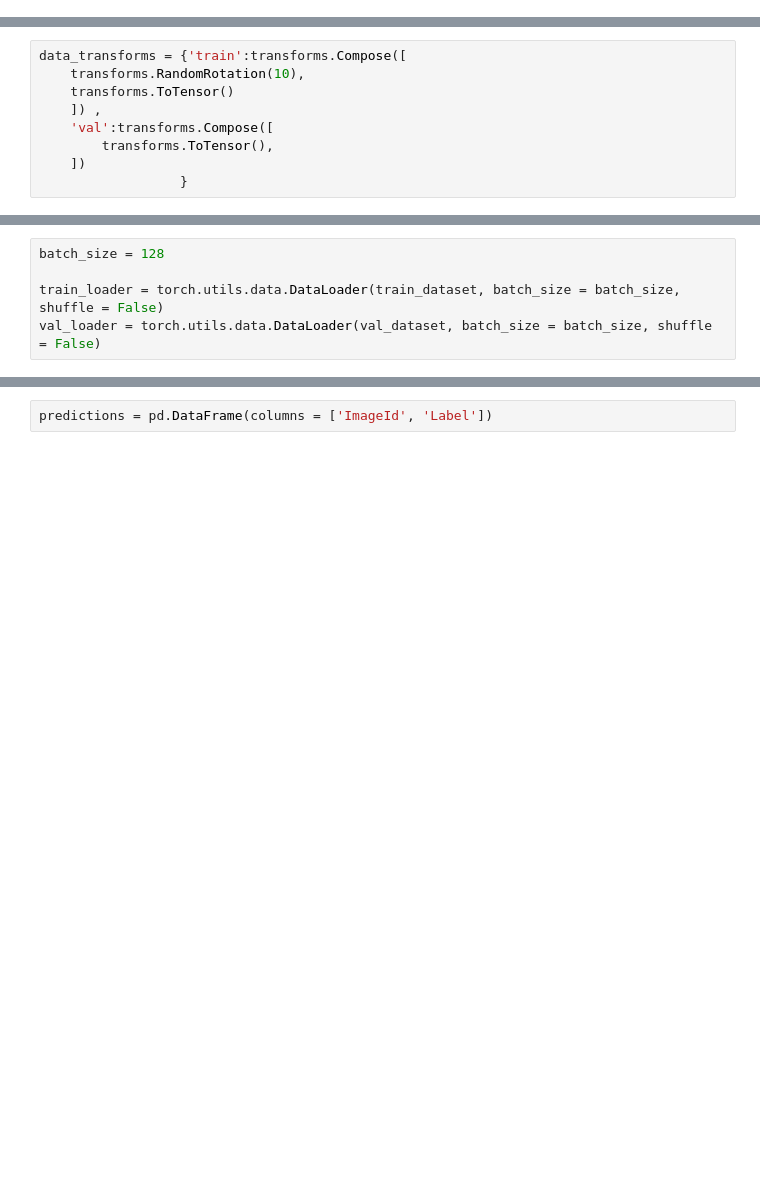
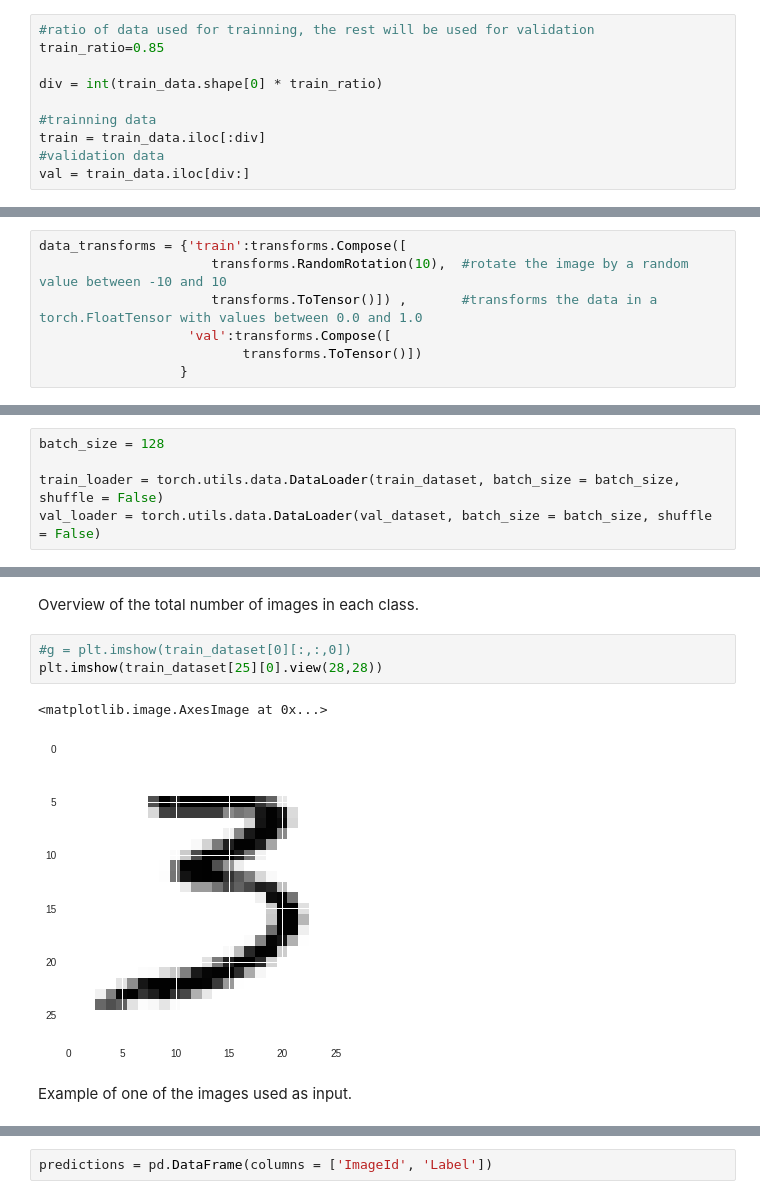
Before and after one commit to Andrempp/Kaggle_digit_recognizer, a Jupyter notebook: digitRecognition.ipynb, the cells around one changed output, grey strips where cells are left out. Drawn from its saved outputs; the diff is of its cells as text; blank space fills up the shorter version.

```diff
--- a/digitRecognition.ipynb
+++ b/digitRecognition.ipynb
@@ -119,0 +186,10 @@ class CSVDataset(Dataset):
+# %%
+#ratio of data used for trainning, the rest will be used for validation
+train_ratio=0.85
+
+div = int(train_data.shape[0] * train_ratio)
+
+#trainning data
+train = train_data.iloc[:div]
+#validation data
+val = train_data.iloc[div:]
@@ -120,9 +198,7 @@ class CSVDataset(Dataset):
 # %%
 data_transforms = {'train':transforms.Compose([
-    transforms.RandomRotation(10),
-    transforms.ToTensor()
-    ]) ,
-    'val':transforms.Compose([
-        transforms.ToTensor(),
-    ])
+                      transforms.RandomRotation(10),  #rotate the image by a random value between -10 and 10
+                      transforms.ToTensor()]) ,       #transforms the data in a torch.FloatTensor with values between 0.0 and 1.0
+                   'val':transforms.Compose([
+                          transforms.ToTensor()])
                   }
@@ -149,3 +224,13 @@ val_loader = torch.utils.data.DataLoader(val_dataset, batch_size = batch_size, s
+# %% [markdown]
+Overview of the total number of images in each class.
+# %%
+#g = plt.imshow(train_dataset[0][:,:,0])
+plt.imshow(train_dataset[25][0].view(28,28))
+# %% [output]
+<matplotlib.image.AxesImage at 0x...>
+[figure, added]
+# %% [markdown]
+Example of one of the images used as input.
 # %%
 class MNISTNetwork(nn.Module):
   def __init__(self):
```
Also changed, not shown: parts of 36 cells of this notebook.
